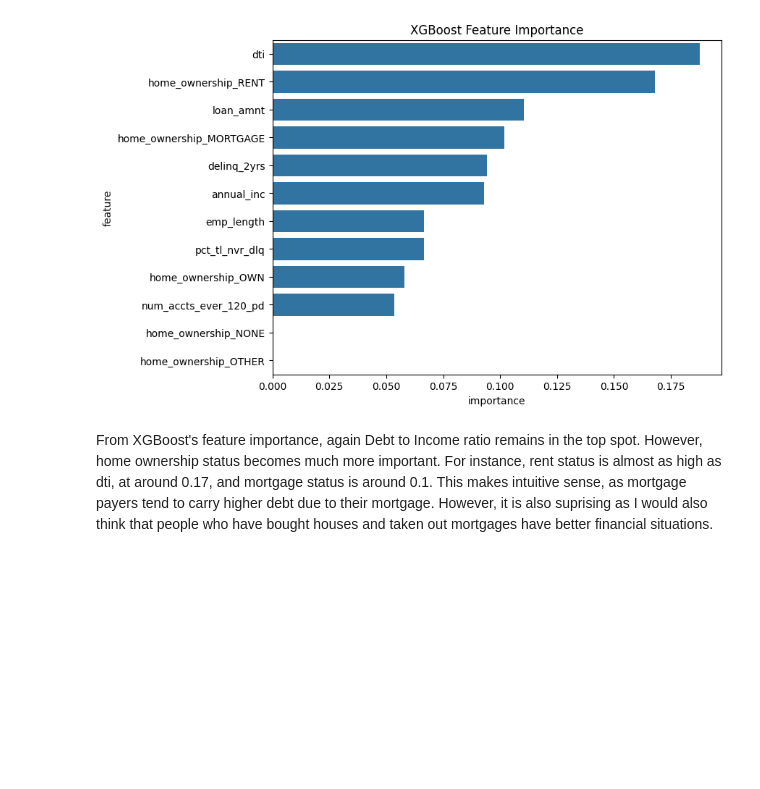
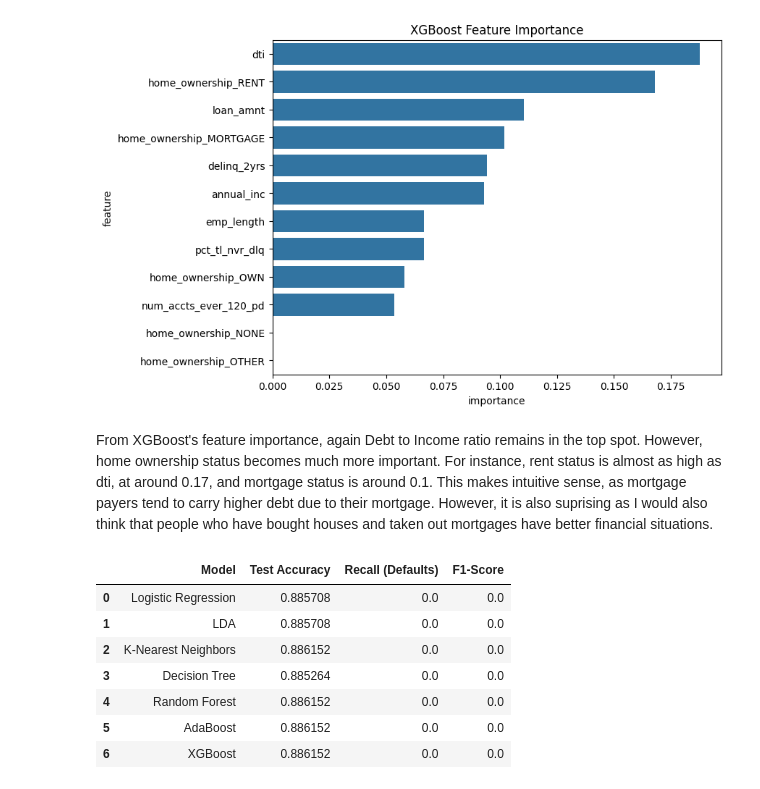
Before and after one commit to yangke34/RSM338-Assignment-5, a Jupyter notebook: RSM338 Assignment 5.ipynb, the cells around one changed output. Saved outputs shown, nothing was run; the diff lists cells and outputs as text; code cells hidden in the pictures; blank space fills up the shorter version.

```diff
--- a/RSM338 Assignment 5.ipynb
+++ b/RSM338 Assignment 5.ipynb
@@ -552,9 +552,10 @@ AdaBoost is the first practical boosting algorithm, and the way it works is by h
 from sklearn.ensemble import AdaBoostClassifier
 base_tree = DecisionTreeClassifier(max_depth=1, random_state=23)
 param_grid_ada = {
-    "n_estimators": [50, 100, 200, 300, 400, 600, 800, 1000],
-    "learning_rate": [0.1, 0.2, 0.3, 0.4, 0.5, 0.8, 1.0]
+    "n_estimators": [600], # Tested 50, 100, 200, 300, 400, 600, 800, 1000
+    "learning_rate": [0.8] # Tested 0.1, 0.2, 0.3, 0.4, 0.5, 0.8, 1.0
 }
+#Best Parameters: {'learning_rate': 0.8, 'n_estimators': 600}
 # %%
 ada = AdaBoostClassifier(
     estimator=base_tree,
@@ -630,9 +631,9 @@ xgb = XGBClassifier(
     use_label_encoder=False
 )
 param_grid_xgb = {
-    "n_estimators": [100, 200, 300, 400, 500, 600, 700, 800, 900,1000], #Tested from 100-1000 with 100 increments
-    "max_depth": [3, 5, 8], # Tested 3, 5, 8
-    "learning_rate": [0.01, 0.05, 0.10, 0.25, 0.1, 0.2, 0.3] # Tested 0.01, 0.05, 0.10, 0.25, 0.1, 0.2, 0.3
+    "n_estimators": [100], #Tested from 100-1000 with 100 increments
+    "max_depth": [3], # Tested 3, 5, 8
+    "learning_rate": [0.05] # Tested 0.01, 0.05, 0.10, 0.25, 0.1, 0.2, 0.3
 }
 # Best Parameters: {'learning_rate': 0.05, 'max_depth': 3, 'n_estimators': 100}
 # %%
@@ -717,3 +716,43 @@ plt.show()
 [figure]
 # %% [markdown]
 From XGBoost's feature importance, again Debt to Income ratio remains in the top spot. However, home ownership status becomes much more important. For instance, rent status is almost as high as dti, at around 0.17, and mortgage status is around 0.1. This makes intuitive sense, as mortgage payers tend to carry higher debt due to their mortgage. However, it is also suprising as I would also think that people who have bought houses and taken out mortgages have better financial situations.
+# %%
+# Generate predictions
+rf_preds = best_rf.predict(X_test_scaled)
+ada_preds = best_ada.predict(X_test_scaled)
+xgb_preds = best_xgb.predict(X_test_scaled)
+
+# Create dataframe for ensemble models
+ensemble_results = pd.DataFrame({
+    'Model': ['Random Forest', 'AdaBoost', 'XGBoost'],
+    'Test Accuracy': [
+        accuracy_score(y_test, rf_preds),
+        accuracy_score(y_test, ada_preds),
+        accuracy_score(y_test, xgb_preds)
+    ],
+    'Recall (Defaults)': [
+        recall_score(y_test, rf_preds),
+        recall_score(y_test, ada_preds),
+        recall_score(y_test, xgb_preds)
+    ],
+    'F1-Score': [
+        f1_score(y_test, rf_preds),
+        f1_score(y_test, ada_preds),
+        f1_score(y_test, xgb_preds)
+    ]
+})
+
+# Append to previous results
+df_results_v2 = pd.concat([df_results_v2, ensemble_results], ignore_index=True)
+
+# Display updated results
+df_results_v2
+# %% [output]
+|  | Model | Test Accuracy | Recall (Defaults) | F1-Score |
+| 0 | Logistic Regression | 0.885708 | 0.0 | 0.0 |
+| 1 | LDA | 0.885708 | 0.0 | 0.0 |
+| 2 | K-Nearest Neighbors | 0.886152 | 0.0 | 0.0 |
+| 3 | Decision Tree | 0.885264 | 0.0 | 0.0 |
+| 4 | Random Forest | 0.886152 | 0.0 | 0.0 |
+| 5 | AdaBoost | 0.886152 | 0.0 | 0.0 |
+| 6 | XGBoost | 0.886152 | 0.0 | 0.0 |
```
Also changed, not shown: parts of 1 cell of this notebook.
